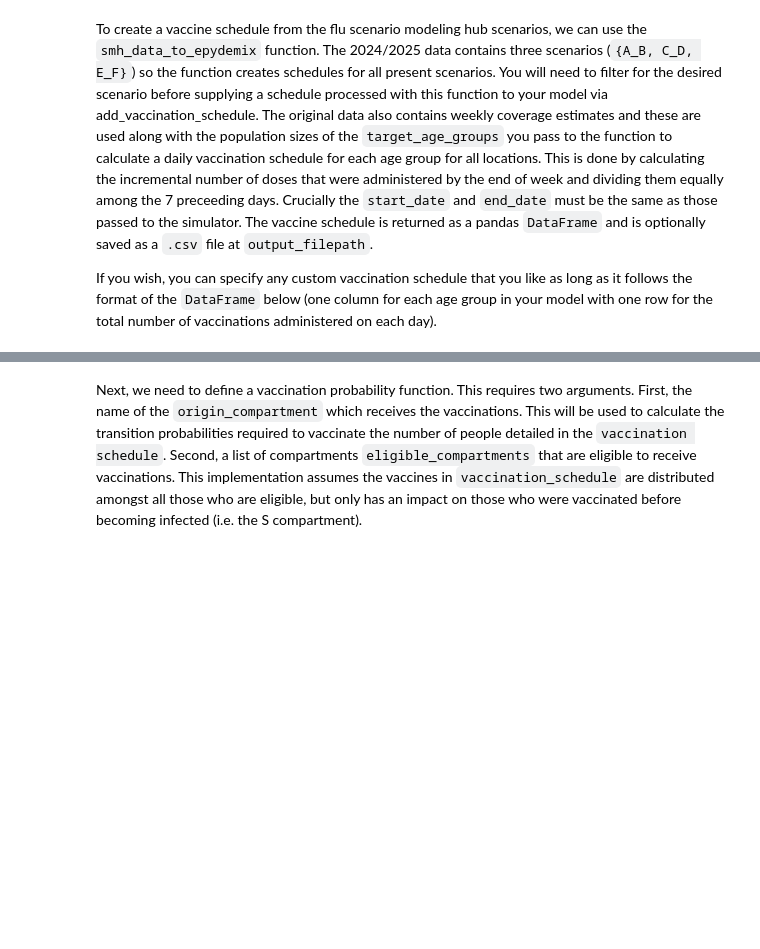
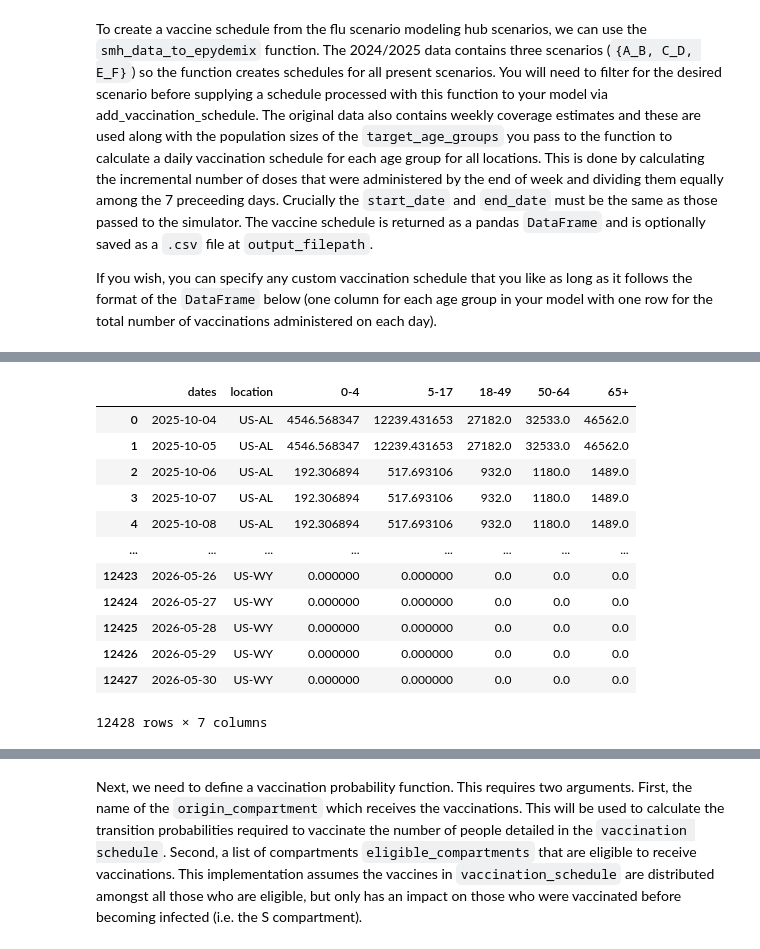
Before and after one commit to mobs-lab/epymodelingsuite, a Jupyter notebook: tutorials/Tutorial_Vaccinations.ipynb, the cells around one changed output, grey strips where cells are left out. Cells and saved outputs as stored; diff of their text form; code cells hidden in the pictures; blank space fills up the shorter version.

```diff
--- a/tutorials/Tutorial_Vaccinations.ipynb
+++ b/tutorials/Tutorial_Vaccinations.ipynb
@@ -72,0 +94,21 @@ vaccination_schedule = all_scen.query("location == 'US-MA' and scenario == 'C_D'
+# %%
+vaccine_schedule1 = scenario_to_epydemix(
+    "../tutorials/data/covid-schedule-bd.csv",
+    start_date = dt.date(2025, 10, 4),
+    end_date= dt.date(2026, 5, 30)
+)
+vaccine_schedule1
+# %% [output]
+|  | dates | location | 0-4 | 5-17 | 18-49 | 50-64 | 65+ |
+| 0 | 2025-10-04 | US-AL | 4546.568347 | 12239.431653 | 27182.0 | 32533.0 | 46562.0 |
+| 1 | 2025-10-05 | US-AL | 4546.568347 | 12239.431653 | 27182.0 | 32533.0 | 46562.0 |
+| 2 | 2025-10-06 | US-AL | 192.306894 | 517.693106 | 932.0 | 1180.0 | 1489.0 |
+| 3 | 2025-10-07 | US-AL | 192.306894 | 517.693106 | 932.0 | 1180.0 | 1489.0 |
+| 4 | 2025-10-08 | US-AL | 192.306894 | 517.693106 | 932.0 | 1180.0 | 1489.0 |
+| ... | ... | ... | ... | ... | ... | ... | ... |
+| 12423 | 2026-05-26 | US-WY | 0.000000 | 0.000000 | 0.0 | 0.0 | 0.0 |
+| 12424 | 2026-05-27 | US-WY | 0.000000 | 0.000000 | 0.0 | 0.0 | 0.0 |
+| 12425 | 2026-05-28 | US-WY | 0.000000 | 0.000000 | 0.0 | 0.0 | 0.0 |
+| 12426 | 2026-05-29 | US-WY | 0.000000 | 0.000000 | 0.0 | 0.0 | 0.0 |
+| 12427 | 2026-05-30 | US-WY | 0.000000 | 0.000000 | 0.0 | 0.0 | 0.0 |
+12428 rows × 7 columns
```
Also changed, not shown: parts of 5 cells of this notebook, 13 other files.
